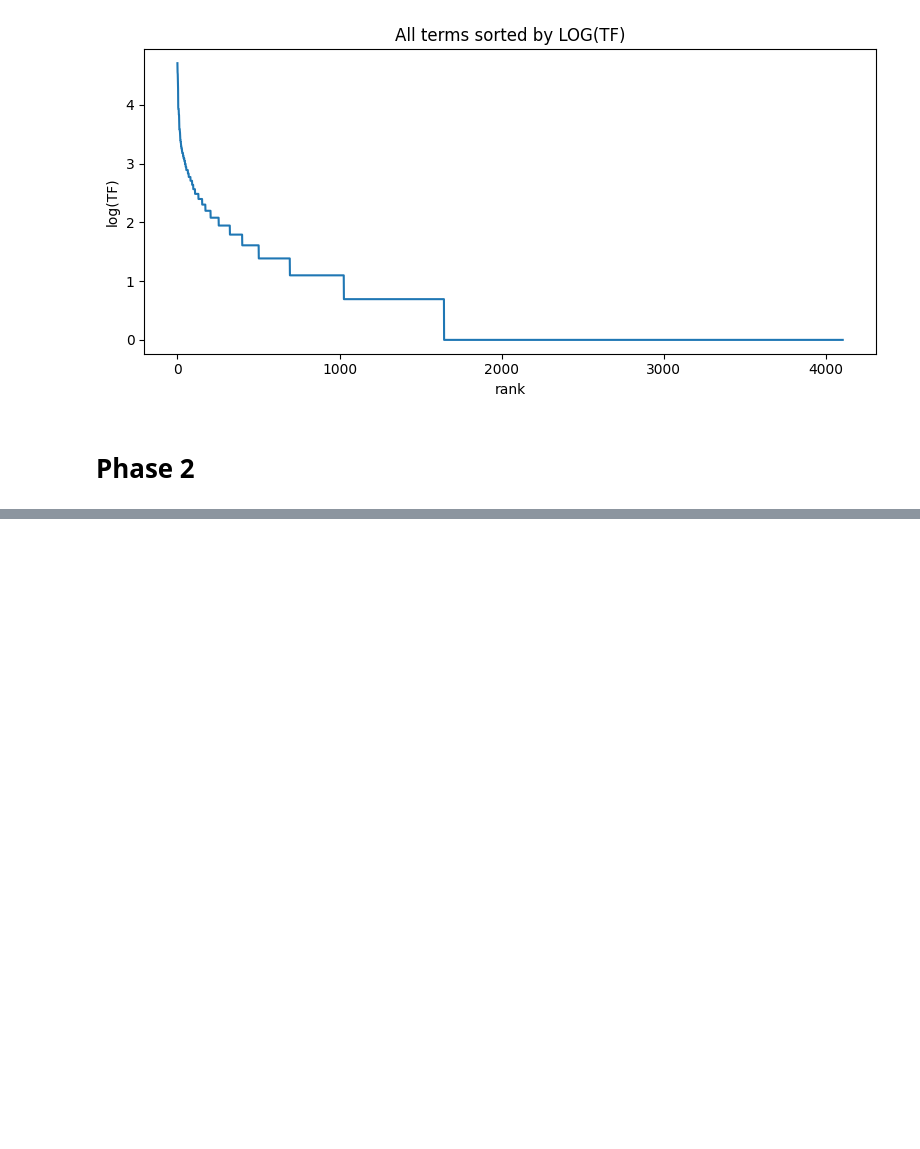
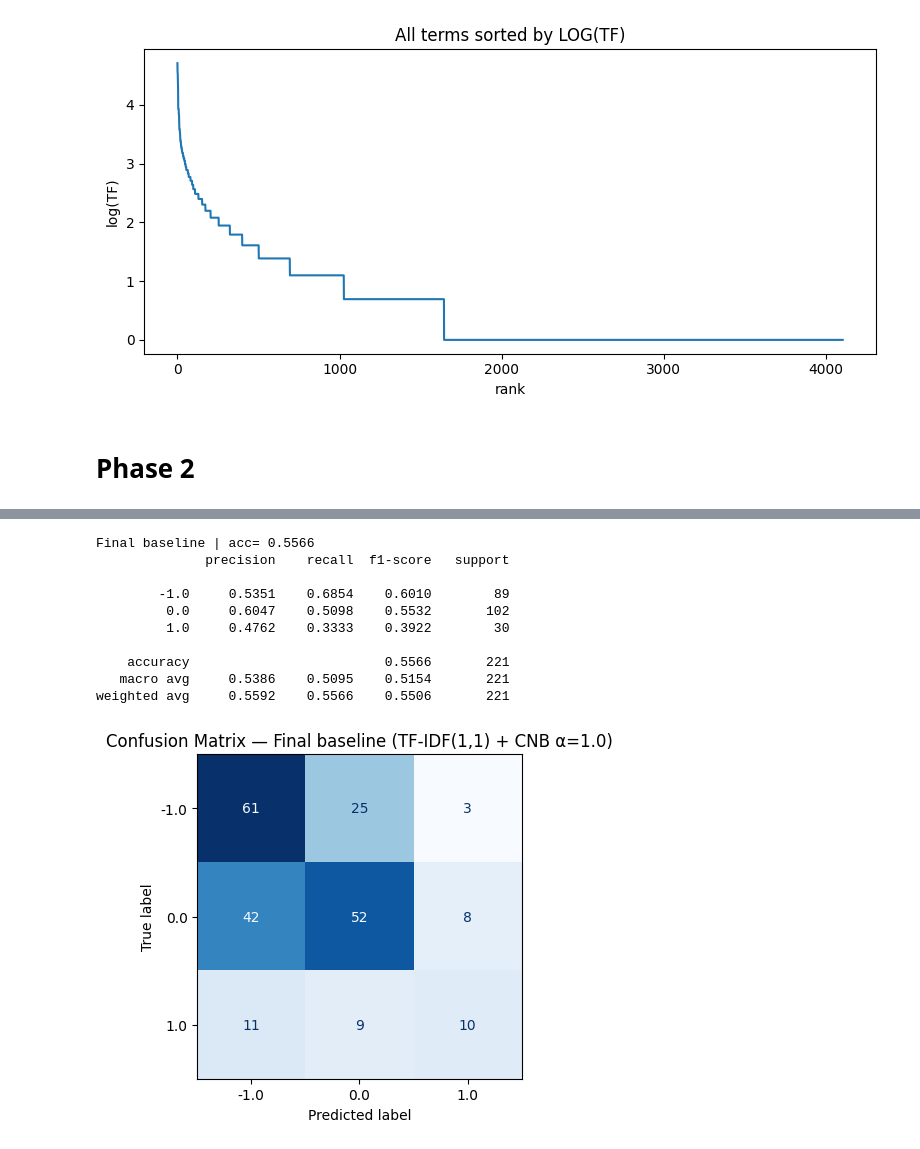
Before and after one commit to yuyanglin114/DM2025-Lab1-Exercise, a Jupyter notebook: DM2025-Lab1-Homework.ipynb, the cells around one changed output, grey strips where cells are left out. Cells and saved outputs as stored; diff of their text form; code cells hidden in the pictures; blank space fills up the shorter version.

```diff
--- a/DM2025-Lab1-Homework.ipynb
+++ b/DM2025-Lab1-Homework.ipynb
@@ -387,0 +1466,54 @@ plt.figure(figsize=(8,4)); plt.plot(tf_log[order_log]); plt.title('All terms sor
+# %%
+# Final baseline（整體準確率為優先）：TF-IDF(1,1) + ComplementNB(alpha=1.0)
+# 說明：這組在你的資料上給出最高或接近最高的 Accuracy，作為主成績呈現。
+
+from sklearn.feature_extraction.text import TfidfVectorizer
+from sklearn.naive_bayes import ComplementNB
+from sklearn.metrics import accuracy_score, classification_report, confusion_matrix, ConfusionMatrixDisplay
+import numpy as np
+import matplotlib.pyplot as plt
+
+# === 向量化（先切分、後 fit，避免洩漏） ===
+word_tv = TfidfVectorizer(
+    stop_words="english", ngram_range=(1,1),
+    min_df=2, max_df=0.9, sublinear_tf=True, norm="l2"
+)
+Xtr = word_tv.fit_transform(X_tr_text)
+Xte = word_tv.transform(X_te_text)
+
+# === 訓練/預測 ===
+clf = ComplementNB(alpha=1.0)
+clf.fit(Xtr, y_tr)
+pred = clf.predict(Xte)
+
+# === 指標輸出 ===
+acc = accuracy_score(y_te, pred)
+print("Final baseline | acc=", round(acc, 4))
+print(classification_report(y_te, pred, digits=4))
+
+# === Confusion Matrix（依類別排序顯示） ===
+labels_sorted = sorted(np.unique(y_te))
+try:
+    # 若你前面已建立 target_names，並且順序對應 labels_sorted，可在顯示時傳入 display_labels
+    disp = ConfusionMatrixDisplay(confusion_matrix(y_te, pred, labels=labels_sorted),
+                                  display_labels=labels_sorted)
+except Exception:
+    disp = ConfusionMatrixDisplay(confusion_matrix(y_te, pred, labels=labels_sorted))
+
+plt.figure(figsize=(5.5, 4.2))
+disp.plot(values_format='d', cmap="Blues", ax=plt.gca(), colorbar=False)
+plt.title("Confusion Matrix — Final baseline (TF-IDF(1,1) + CNB α=1.0)")
+plt.tight_layout()
+plt.show()
+# %% [output]
+Final baseline | acc= 0.5566
+              precision    recall  f1-score   support
+
+        -1.0     0.5351    0.6854    0.6010        89
+         0.0     0.6047    0.5098    0.5532       102
+         1.0     0.4762    0.3333    0.3922        30
+
+    accuracy                         0.5566       221
+   macro avg     0.5386    0.5095    0.5154       221
+weighted avg     0.5592    0.5566    0.5506       221
+[figure, added]
```
Also changed, not shown: parts of 40 cells of this notebook.
